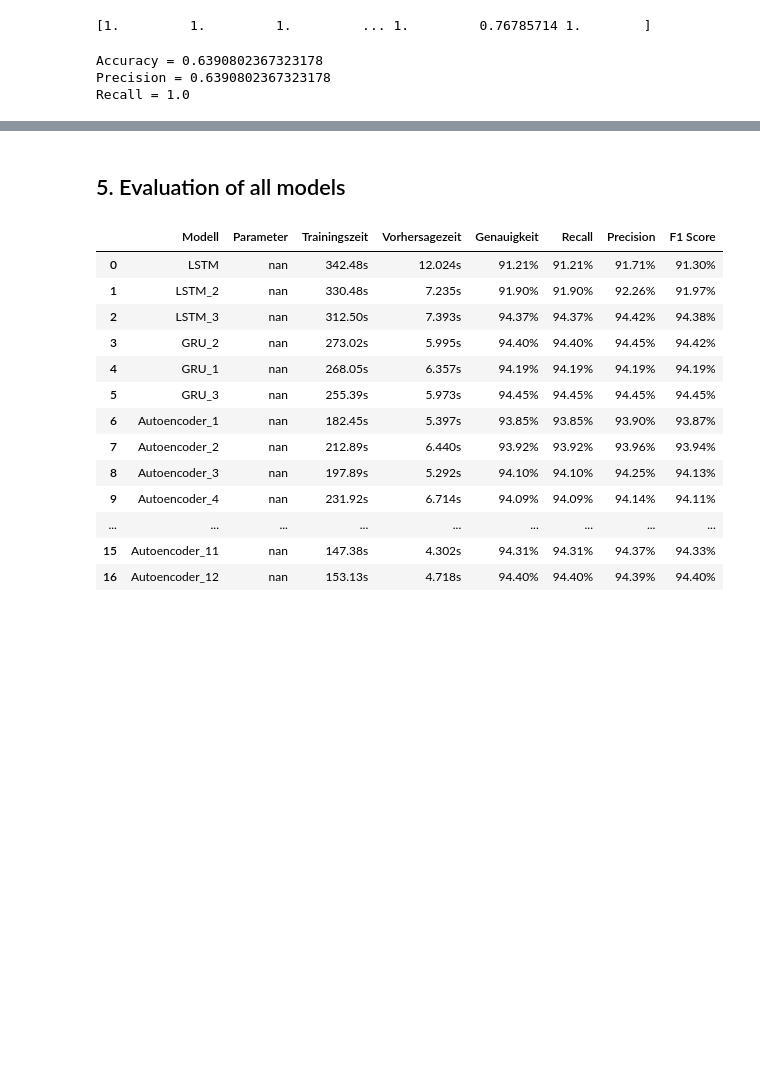
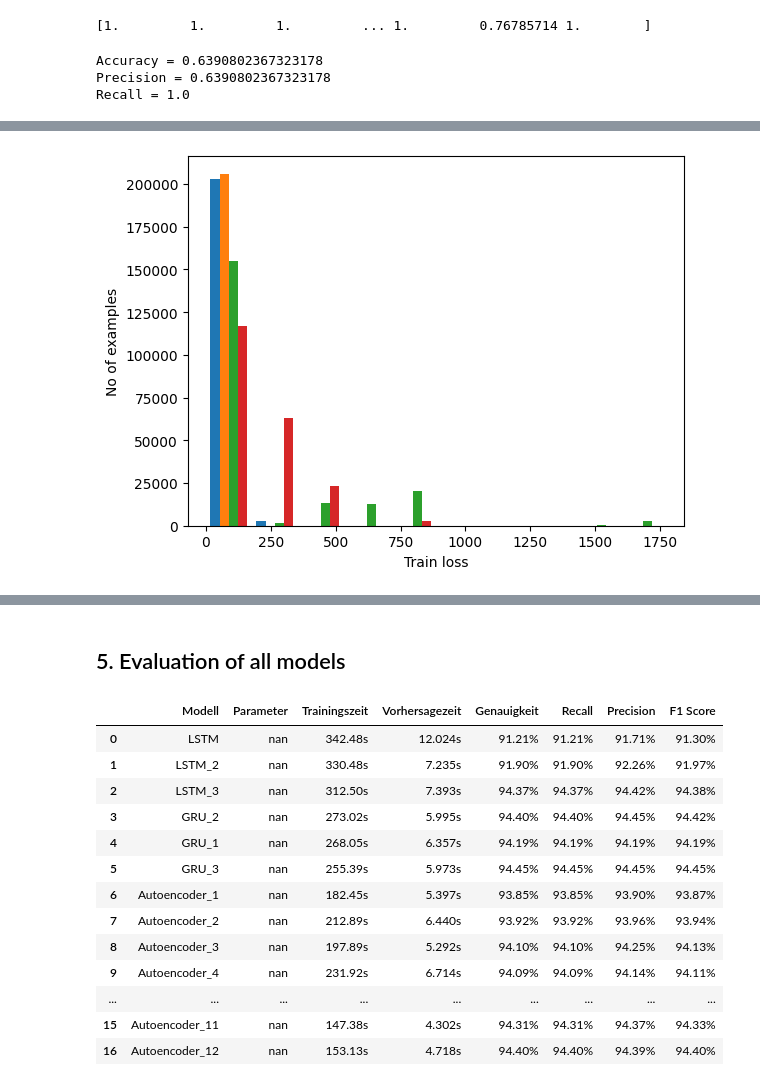
Before and after one commit to aKravtschenko/DEEPL-Autoencoder, a Jupyter notebook: new_autoencoder.ipynb, the cells around one changed output, grey strips where cells are left out. Saved outputs shown, nothing was run; the diff lists cells and outputs as text; code cells hidden in the pictures; blank space fills up the shorter version.

```diff
--- a/new_autoencoder.ipynb
+++ b/new_autoencoder.ipynb
@@ -1301,0 +1369,11 @@ results = append_model_reults(model_autoencoder_conv, results, end_train - start
+# %%
+reconstructions = model_autoencoder_conv.predict(X_train_reshaped)
+train_loss = tf.keras.losses.mae(reconstructions, X_train_reshaped)
+
+train_loss_reduced = tf.reshape(train_loss, [train_loss.shape[0], -1])
+
+plt.hist(train_loss_reduced.numpy(), bins=50)
+plt.xlabel("Train loss")
+plt.ylabel("No of examples")
+plt.show()
+# %% [output]
@@ -1301,0 +1381 @@ results = append_model_reults(model_autoencoder_conv, results, end_train - start
+[figure, added]
```
Also changed, not shown: parts of 14 cells of this notebook.
